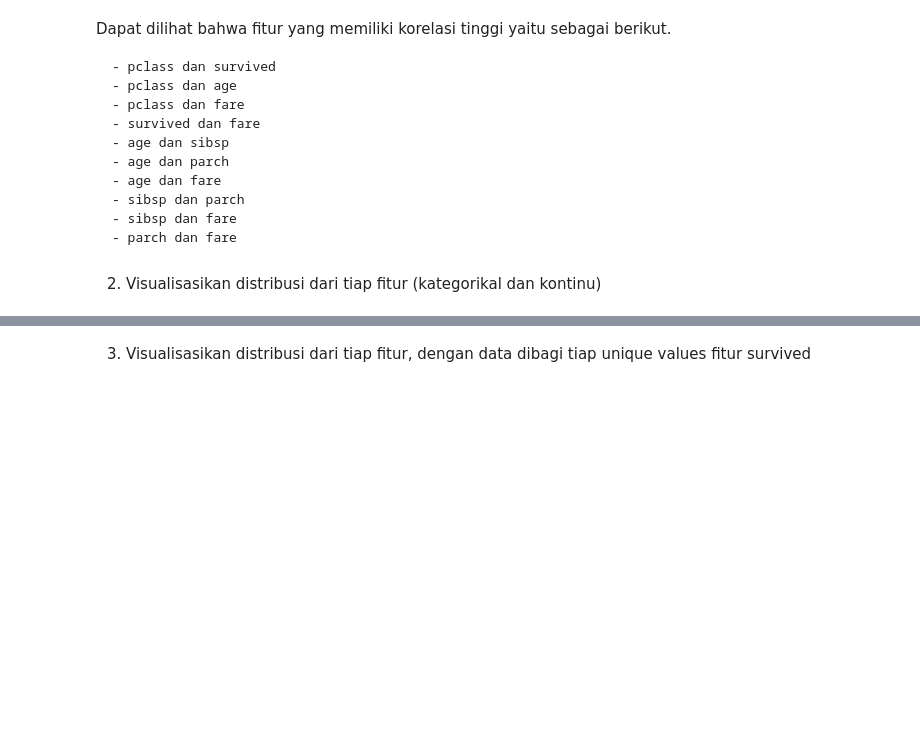
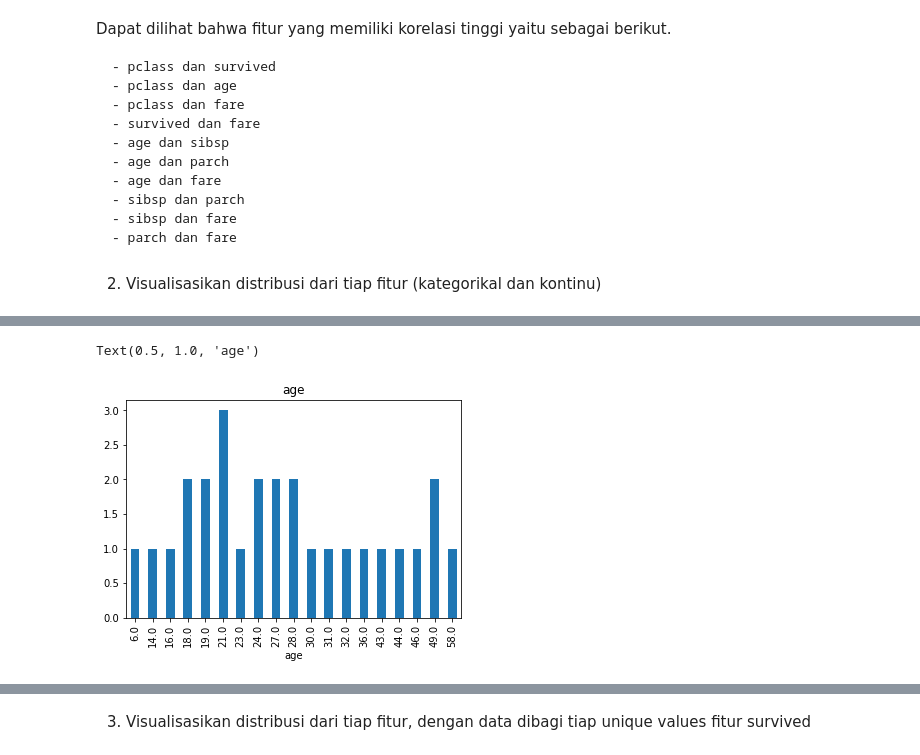
Before and after one commit to abiwardani/tugas-pendahuluan-1-if3270, a Jupyter notebook: Tugas_Pendahuluan_IF3270.ipynb, the cells around one changed output, grey strips where cells are left out. Saved outputs shown, nothing was run; the diff lists cells and outputs as text; code cells hidden in the pictures; blank space fills up the shorter version.

```diff
--- a/Tugas_Pendahuluan_IF3270.ipynb
+++ b/Tugas_Pendahuluan_IF3270.ipynb
@@ -250,0 +234,6 @@ Text(0.5, 1.0, 'parch')
+# %%
+df.head(30).groupby('age')['index'].count().plot.bar(stacked=True)
+plt.title('age')
+# %% [output]
+Text(0.5, 1.0, 'age')
+[figure, added]
```
Also changed, not shown: parts of 25 cells of this notebook.
